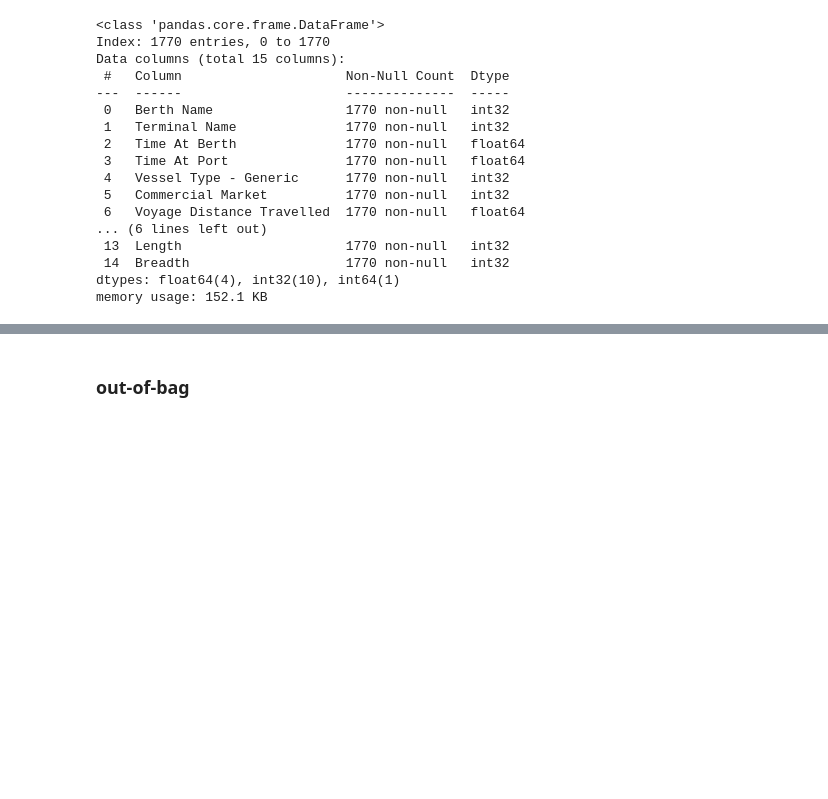
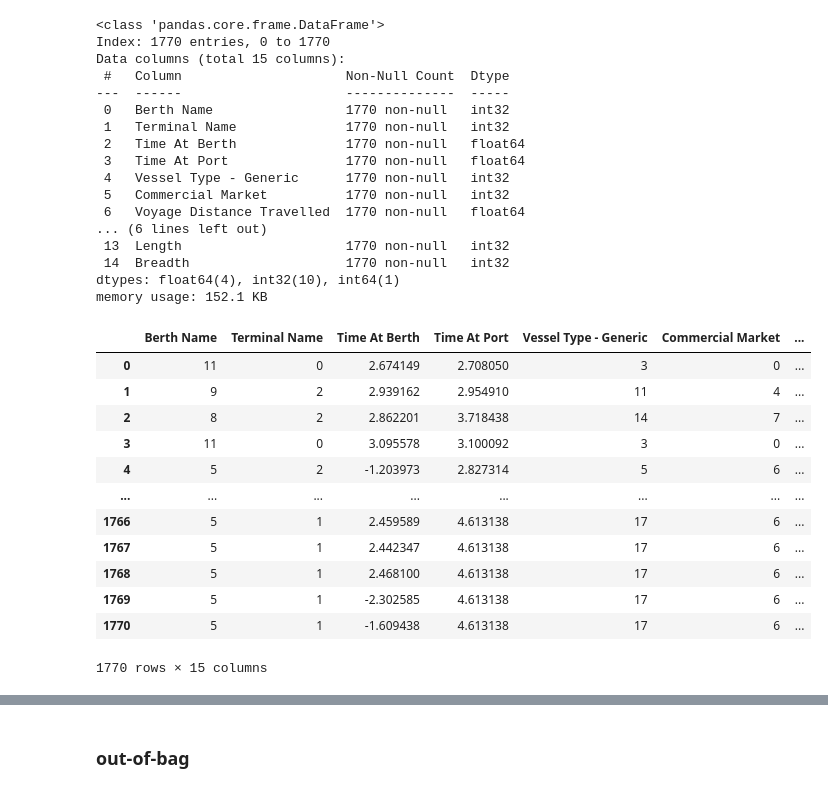
Before and after one commit to klysman08/ML-Smart-Berth-Planning, a Jupyter notebook: marge_datasets.ipynb, the cells around one changed output, grey strips where cells are left out. Drawn from its saved outputs; the diff is of its cells as text; code cells hidden in the pictures; blank space fills up the shorter version.

```diff
--- a/marge_datasets.ipynb
+++ b/marge_datasets.ipynb
@@ -111,0 +106,16 @@ memory usage: 152.1 KB
+# %%
+df_modelagem
+# %% [output]
+|  | Berth Name | Terminal Name | Time At Berth | Time At Port | Vessel Type - Generic | Commercial Market | ... |
+| 0 | 11 | 0 | 2.674149 | 2.708050 | 3 | 0 | ... |
+| 1 | 9 | 2 | 2.939162 | 2.954910 | 11 | 4 | ... |
+| 2 | 8 | 2 | 2.862201 | 3.718438 | 14 | 7 | ... |
+| 3 | 11 | 0 | 3.095578 | 3.100092 | 3 | 0 | ... |
+| 4 | 5 | 2 | -1.203973 | 2.827314 | 5 | 6 | ... |
+| ... | ... | ... | ... | ... | ... | ... | ... |
+| 1766 | 5 | 1 | 2.459589 | 4.613138 | 17 | 6 | ... |
+| 1767 | 5 | 1 | 2.442347 | 4.613138 | 17 | 6 | ... |
+| 1768 | 5 | 1 | 2.468100 | 4.613138 | 17 | 6 | ... |
+| 1769 | 5 | 1 | -2.302585 | 4.613138 | 17 | 6 | ... |
+| 1770 | 5 | 1 | -1.609438 | 4.613138 | 17 | 6 | ... |
+1770 rows × 15 columns
```
Also changed, not shown: parts of 16 cells of this notebook.
